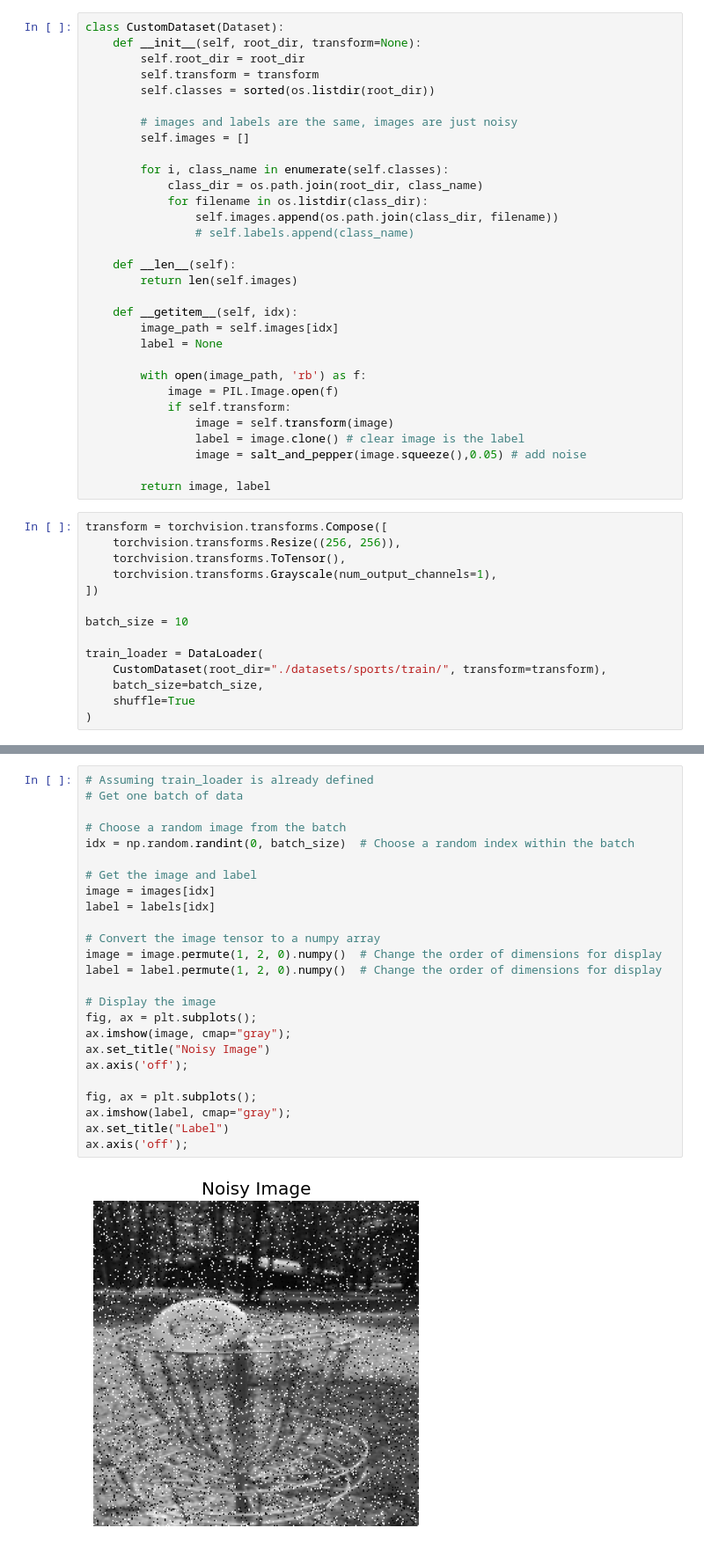
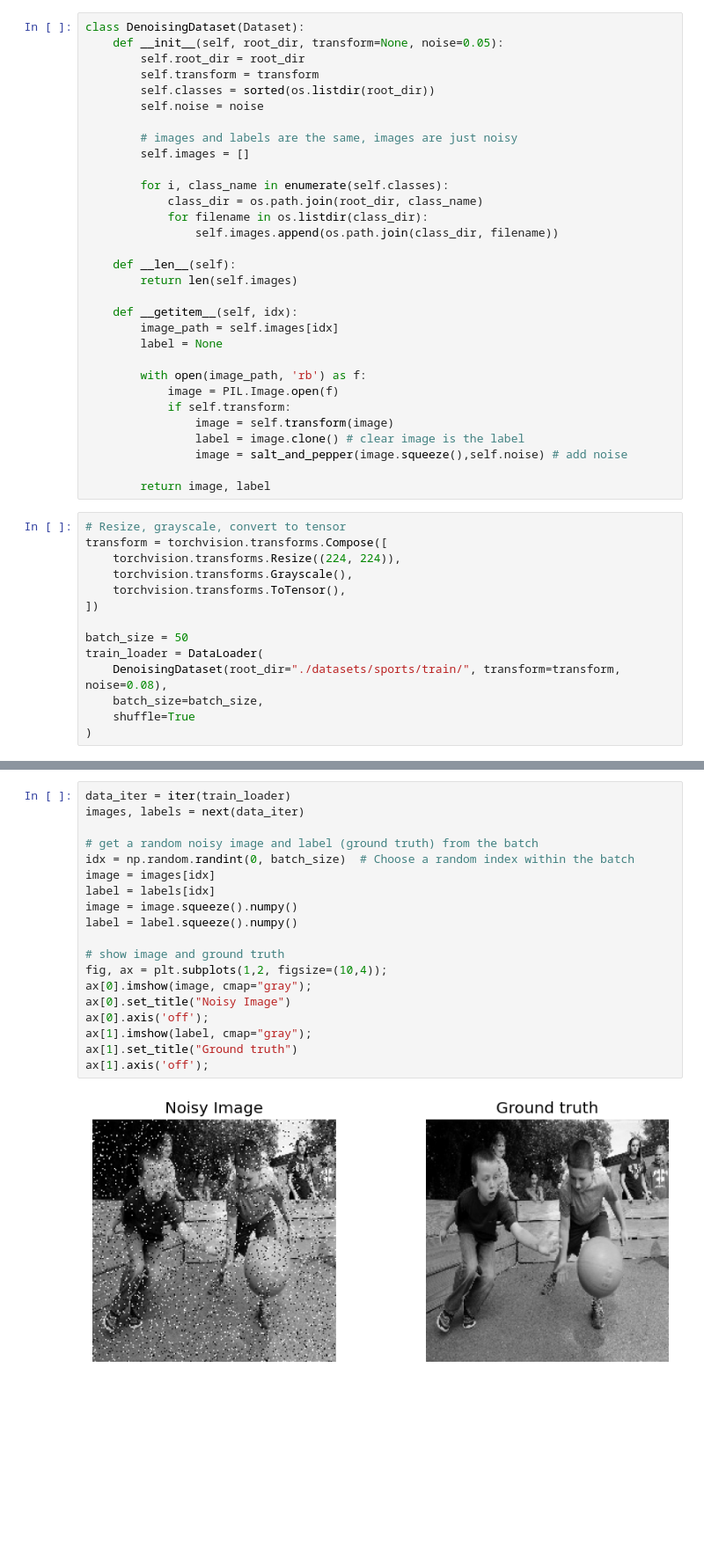
Before and after one commit to nmarks99/ML-basics, a Jupyter notebook: convAE_denoising/convAE_denoising.ipynb, the cells around one changed output, grey strips where cells are left out. Shown: that part at 88% size. Cells and saved outputs as stored; diff of their text form; blank space fills up the shorter version.

```diff
--- a/convAE_denoising/convAE_denoising.ipynb
+++ b/convAE_denoising/convAE_denoising.ipynb
@@ -39,9 +34,10 @@ def salt_and_pepper(image_tensor, prob):
 # %%
-class CustomDataset(Dataset):
-    def __init__(self, root_dir, transform=None):
+class DenoisingDataset(Dataset):
+    def __init__(self, root_dir, transform=None, noise=0.05):
         self.root_dir = root_dir
         self.transform = transform
         self.classes = sorted(os.listdir(root_dir))
+        self.noise = noise
 
         # images and labels are the same, images are just noisy
         self.images = []
@@ -50,7 +46,6 @@ class CustomDataset(Dataset):
             class_dir = os.path.join(root_dir, class_name)
             for filename in os.listdir(class_dir):
                 self.images.append(os.path.join(class_dir, filename))
-                # self.labels.append(class_name)
 
     def __len__(self):
         return len(self.images)
@@ -64,20 +59,20 @@ class CustomDataset(Dataset):
             if self.transform:
                 image = self.transform(image)
                 label = image.clone() # clear image is the label
-                image = salt_and_pepper(image.squeeze(),0.05) # add noise
+                image = salt_and_pepper(image.squeeze(),self.noise) # add noise
 
         return image, label
 # %%
+# Resize, grayscale, convert to tensor
 transform = torchvision.transforms.Compose([
-    torchvision.transforms.Resize((256, 256)),
+    torchvision.transforms.Resize((224, 224)),
+    torchvision.transforms.Grayscale(),
     torchvision.transforms.ToTensor(),
-    torchvision.transforms.Grayscale(num_output_channels=1),
 ])
 
-batch_size = 10
-
+batch_size = 50
 train_loader = DataLoader(
-    CustomDataset(root_dir="./datasets/sports/train/", transform=transform),
+    DenoisingDataset(root_dir="./datasets/sports/train/", transform=transform, noise=0.08),
     batch_size=batch_size,
     shuffle=True
 )
@@ -87,27 +79,21 @@ images, labels = next(data_iter)
 # %%
-# Assuming train_loader is already defined
-# Get one batch of data
+data_iter = iter(train_loader)
+images, labels = next(data_iter)
 
-# Choose a random image from the batch
+# get a random noisy image and label (ground truth) from the batch
 idx = np.random.randint(0, batch_size)  # Choose a random index within the batch
-
-# Get the image and label
 image = images[idx]
 label = labels[idx]
+image = image.squeeze().numpy()
+label = label.squeeze().numpy()
 
-# Convert the image tensor to a numpy array
-image = image.permute(1, 2, 0).numpy()  # Change the order of dimensions for display
-label = label.permute(1, 2, 0).numpy()  # Change the order of dimensions for display
-
-# Display the image
-fig, ax = plt.subplots();
-ax.imshow(image, cmap="gray");
-ax.set_title("Noisy Image")
-ax.axis('off');
-
-fig, ax = plt.subplots();
-ax.imshow(label, cmap="gray");
-ax.set_title("Label")
-ax.axis('off');
+# show image and ground truth
+fig, ax = plt.subplots(1,2, figsize=(10,4));
+ax[0].imshow(image, cmap="gray");
+ax[0].set_title("Noisy Image")
+ax[0].axis('off');
+ax[1].imshow(label, cmap="gray");
+ax[1].set_title("Ground truth")
+ax[1].axis('off');
 # %% [output]
-[figure, old version]
+[figure, new version]
```
Also changed, not shown: parts of 5 cells of this notebook.
